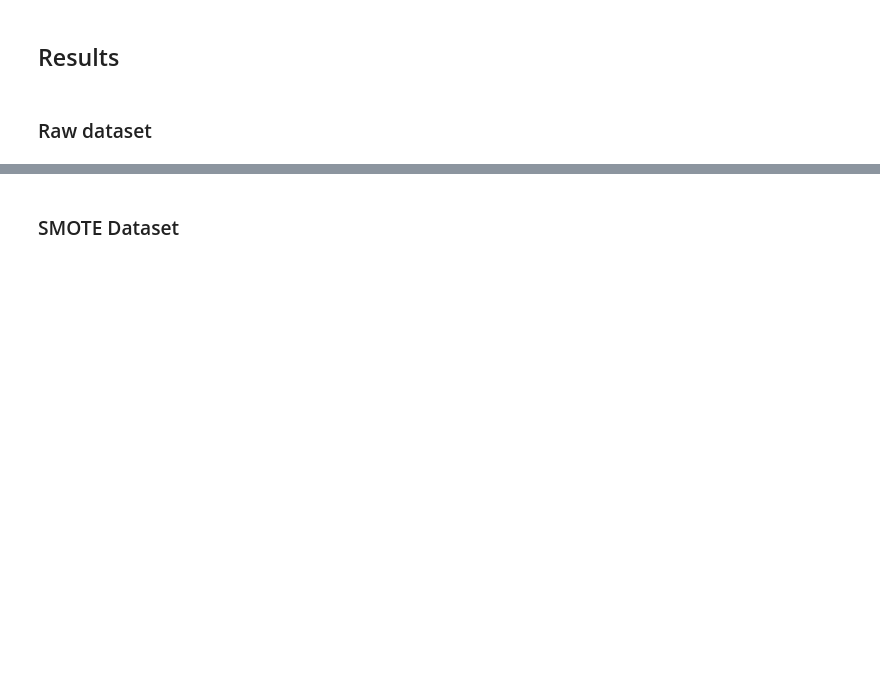
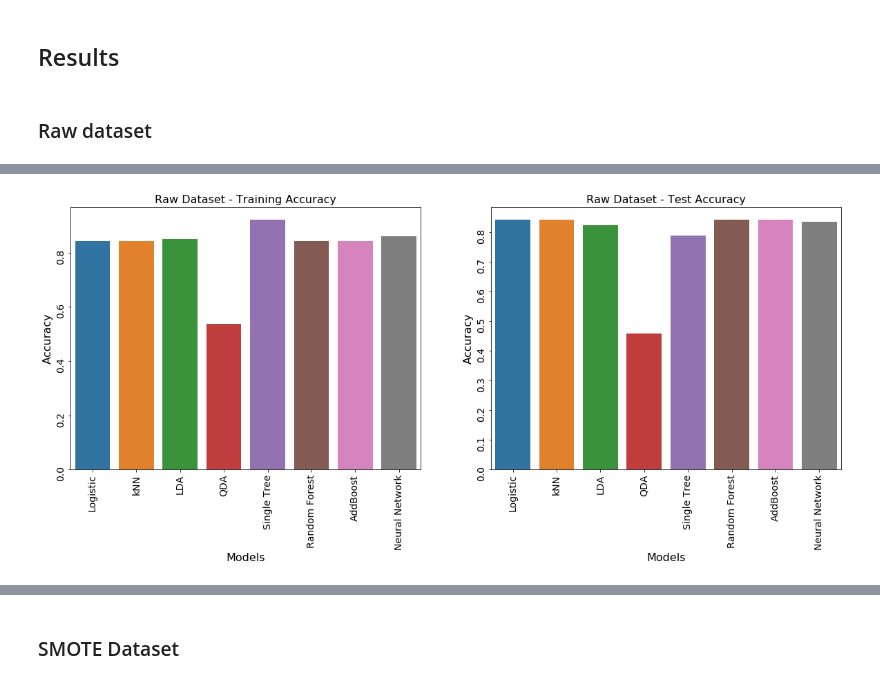
Before and after one commit to hz336/CS109A_LendingClub, a Jupyter notebook: notebooks/LC_Conclusion.ipynb, the cells around one changed output, grey strips where cells are left out. Saved outputs shown, nothing was run; the diff lists cells and outputs as text; code cells hidden in the pictures; blank space fills up the shorter version.

```diff
--- a/notebooks/LC_Conclusion.ipynb
+++ b/notebooks/LC_Conclusion.ipynb
@@ -26,3 +30,19 @@ results_sm = pd.read_csv("data/results_sm.csv")
+# %%
+f, ax = plt.subplots(1, 2, figsize=(20,7))
+
+g1 = sns.barplot(results['model'], results['train_acc'], data=results, ax=ax[0])
+g1.set_title('Raw Dataset - Training Accuracy', fontsize=16)
+g1.set_xlabel('Models', fontsize=16)
+g1.set_ylabel('Accuracy', fontsize=16)
+g1.tick_params(labelsize=14, rotation=90)
+
+g2 = sns.barplot(results['model'], results['test_acc'], data=results, ax=ax[1])
+g2.set_title('Raw Dataset - Test Accuracy', fontsize=16)
+g2.set_xlabel('Models', fontsize=16)
+g2.set_ylabel('Accuracy', fontsize=16)
+g2.tick_params(labelsize=14, rotation=90)
+# %% [output]
+[figure, added]
 # %%
 f, ax = plt.subplots(1, 3, figsize=(20,7))
 
```
Also changed, not shown: parts of 9 cells of this notebook, 56 other files.
